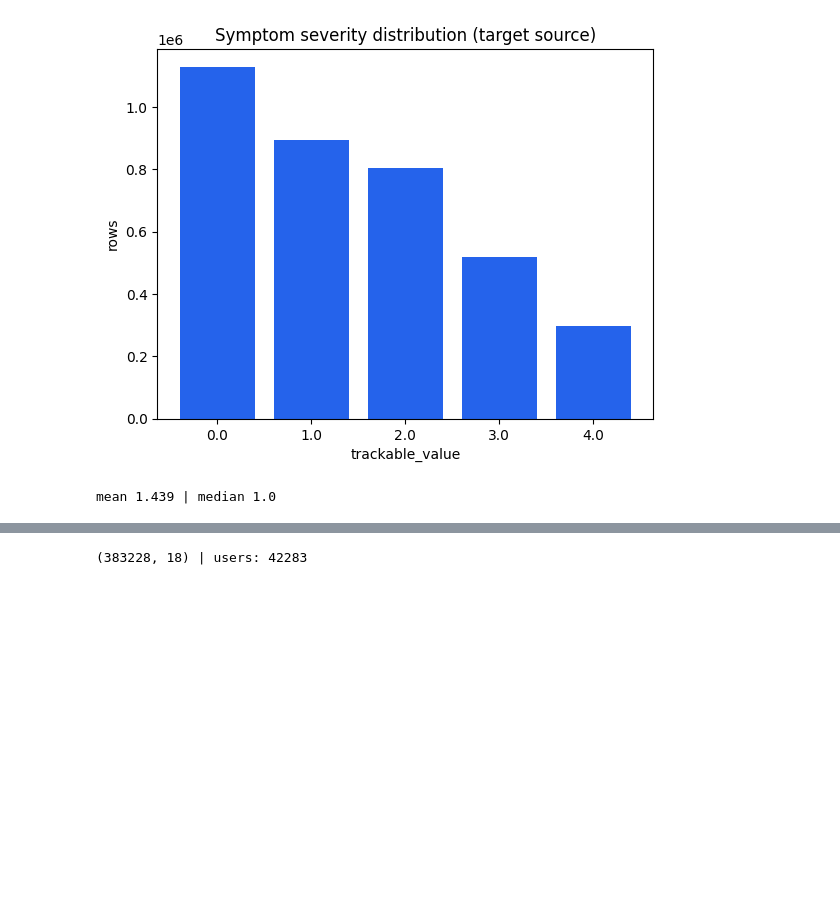
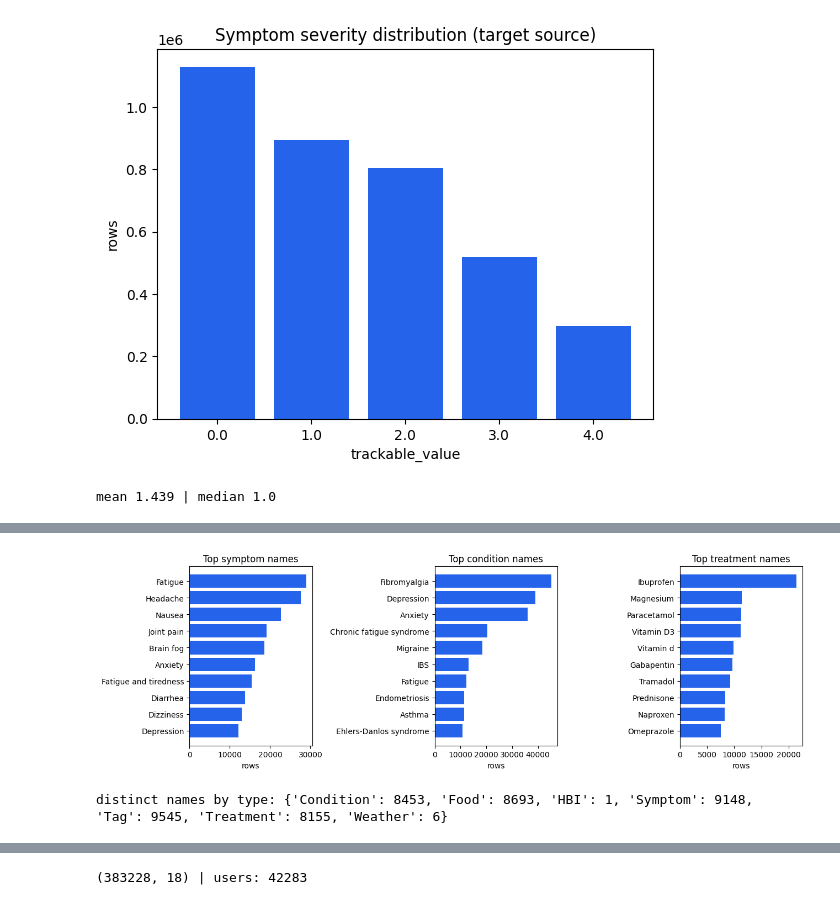
Before and after one commit to kempaviola/regression_health, a Jupyter notebook: notebooks/01_exploratory_analysis.ipynb, the cells around one changed output, grey strips where cells are left out. Drawn from its saved outputs; the diff is of its cells as text; code cells hidden in the pictures; blank space fills up the shorter version.

```diff
--- a/notebooks/01_exploratory_analysis.ipynb
+++ b/notebooks/01_exploratory_analysis.ipynb
@@ -65,0 +80,13 @@ mean 1.439 | median 1.0
+# %%
+FIG = ROOT / 'reports' / 'figures'; FIG.mkdir(parents=True, exist_ok=True)
+top = prof['top_trackable_names']
+fig, axes = plt.subplots(1, 3, figsize=(13, 4.2))
+for ax, t in zip(axes, ['Symptom', 'Condition', 'Treatment']):
+    s = pd.Series(top[t]).head(10)[::-1]
+    ax.barh(s.index, s.values, color='#2563eb')
+    ax.set_title(f'Top {t.lower()} names'); ax.set_xlabel('rows')
+fig.tight_layout(); fig.savefig(FIG / '08_top_trackable_names.png', dpi=110); plt.show()
+print('distinct names by type:', prof['n_trackable_names_by_type'])
+# %% [output]
+[figure, added]
+distinct names by type: {'Condition': 8453, 'Food': 8693, 'HBI': 1, 'Symptom': 9148, 'Tag': 9545, 'Treatment': 8155, 'Weather': 6}
```
Also changed, not shown: parts of 13 cells of this notebook, 11 other files.
